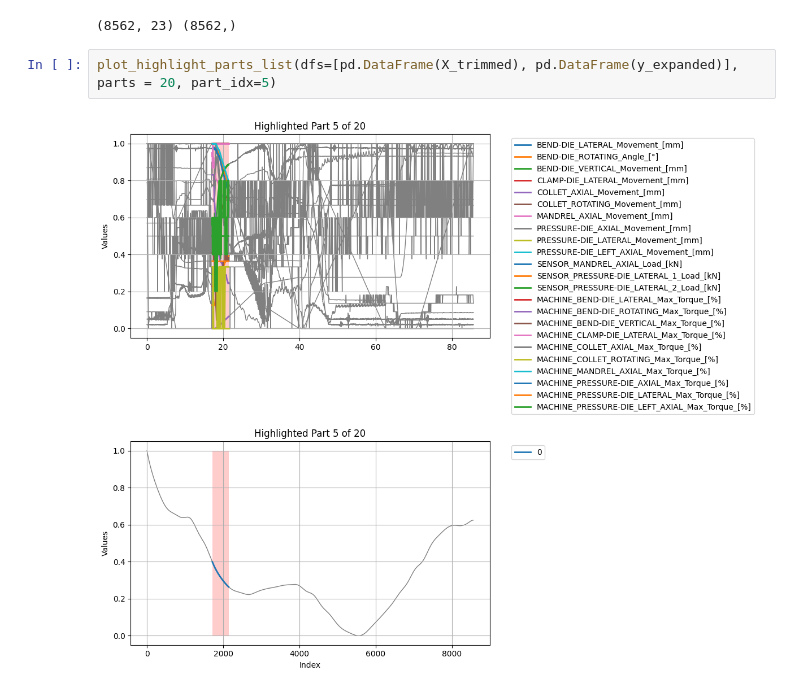
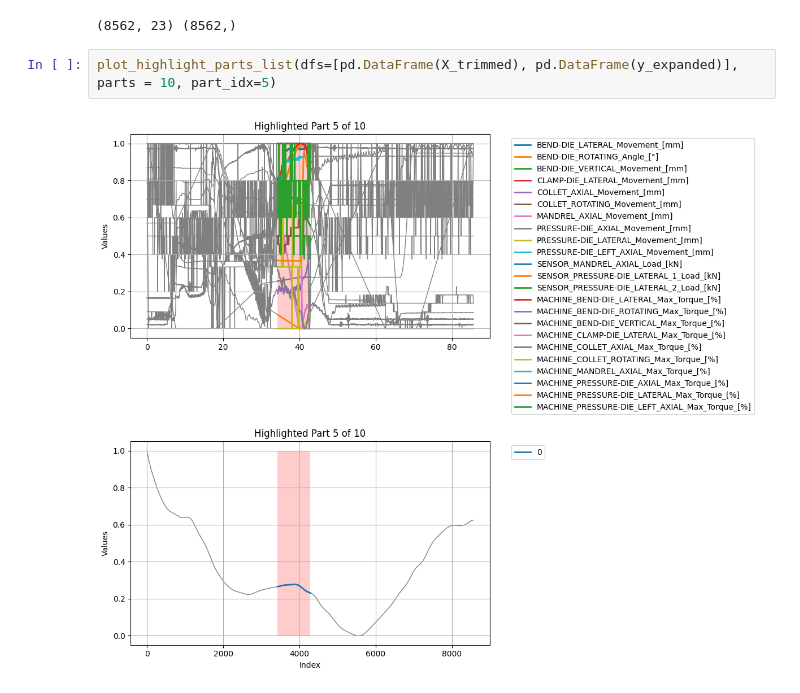
Before and after one commit to arman-niaruhi/temporal-windows-analysis-rotary-tube-bending, a Jupyter notebook: research/tubebend-main/preprocessing.ipynb, the cells around one changed output. Saved outputs shown, nothing was run; the diff lists cells and outputs as text.

```diff
--- a/research/tubebend-main/preprocessing.ipynb
+++ b/research/tubebend-main/preprocessing.ipynb
@@ -390,7 +370,7 @@ print(X_trimmed.shape, y_expanded.shape)
 # %% [output]
 (8562, 23) (8562,)
 # %%
-plot_highlight_parts_list(dfs=[pd.DataFrame(X_trimmed), pd.DataFrame(y_expanded)], parts = 20, part_idx=5)
+plot_highlight_parts_list(dfs=[pd.DataFrame(X_trimmed), pd.DataFrame(y_expanded)], parts = 10, part_idx=5)
 # %% [output]
-[figure, old version]
+[figure, new version]
 # %%
```
Also changed, not shown: parts of 7 cells of this notebook, 1 other file.
